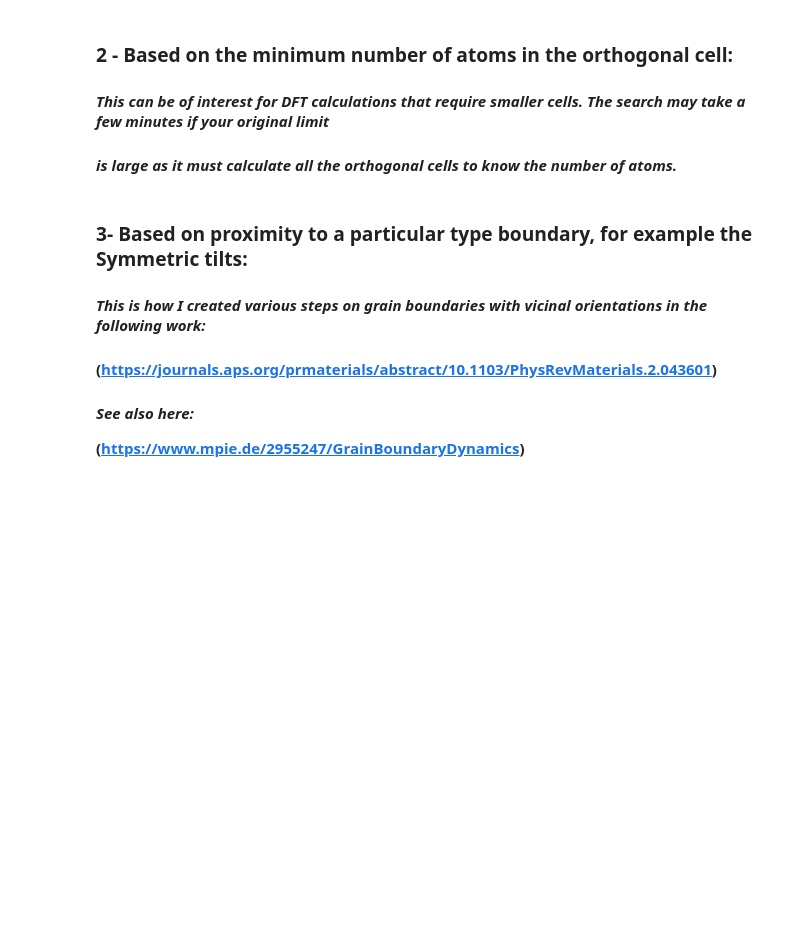
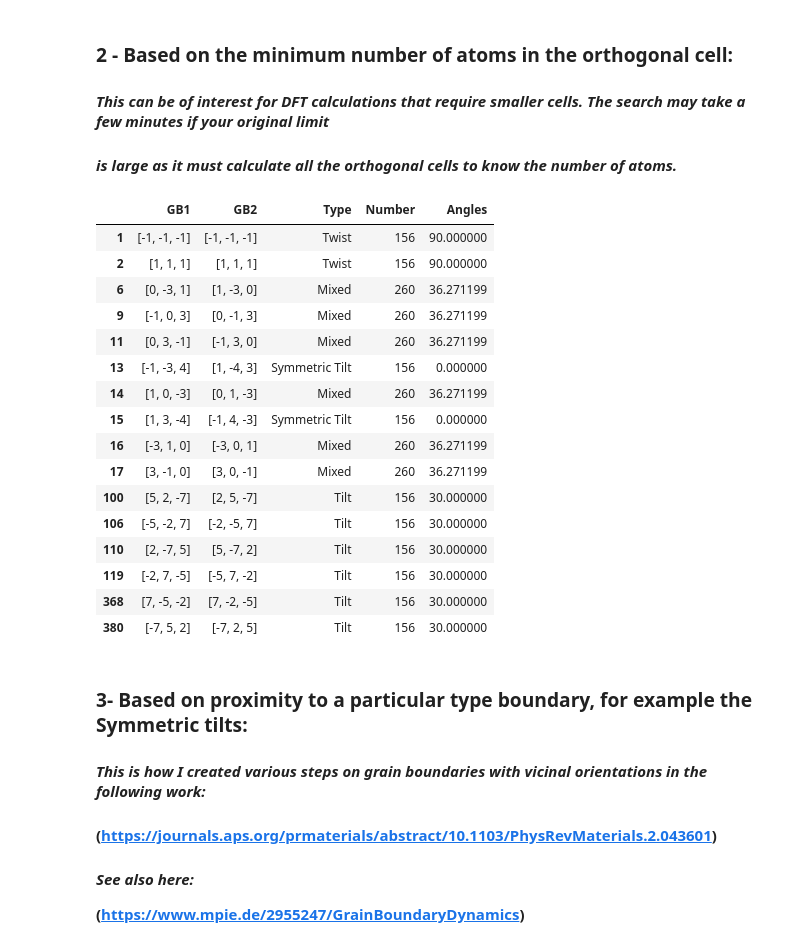
Before and after one commit to oekosheri/GB_code, a Jupyter notebook: Usage_of_GB_code.ipynb, the cells around one changed output. Drawn from its saved outputs; the diff is of its cells as text; code cells hidden in the pictures; blank space fills up the shorter version.

```diff
--- a/Usage_of_GB_code.ipynb
+++ b/Usage_of_GB_code.ipynb
@@ -110,10 +112,28 @@ for i in range((len(V1))):
 # %%
 # show me Gb planes that have orthogonal cells with less than max_num_atoms, here: 500.
 
 df['Number'] = Number_atoms
 
-max_num_atoms = 500
+max_num_atoms = 300
 df[df['Number'] < max_num_atoms]
+# %% [output]
+|  | GB1 | GB2 | Type | Number | Angles |
+| 1 | [-1, -1, -1] | [-1, -1, -1] | Twist | 156 | 90.000000 |
+| 2 | [1, 1, 1] | [1, 1, 1] | Twist | 156 | 90.000000 |
+| 6 | [0, -3, 1] | [1, -3, 0] | Mixed | 260 | 36.271199 |
+| 9 | [-1, 0, 3] | [0, -1, 3] | Mixed | 260 | 36.271199 |
+| 11 | [0, 3, -1] | [-1, 3, 0] | Mixed | 260 | 36.271199 |
+| 13 | [-1, -3, 4] | [1, -4, 3] | Symmetric Tilt | 156 | 0.000000 |
+| 14 | [1, 0, -3] | [0, 1, -3] | Mixed | 260 | 36.271199 |
+| 15 | [1, 3, -4] | [-1, 4, -3] | Symmetric Tilt | 156 | 0.000000 |
+| 16 | [-3, 1, 0] | [-3, 0, 1] | Mixed | 260 | 36.271199 |
+| 17 | [3, -1, 0] | [3, 0, -1] | Mixed | 260 | 36.271199 |
+| 100 | [5, 2, -7] | [2, 5, -7] | Tilt | 156 | 30.000000 |
+| 106 | [-5, -2, 7] | [-2, -5, 7] | Tilt | 156 | 30.000000 |
+| 110 | [2, -7, 5] | [5, -7, 2] | Tilt | 156 | 30.000000 |
+| 119 | [-2, 7, -5] | [-5, 7, -2] | Tilt | 156 | 30.000000 |
+| 368 | [7, -5, -2] | [7, -2, -5] | Tilt | 156 | 30.000000 |
+| 380 | [-7, 5, 2] | [-7, 2, 5] | Tilt | 156 | 30.000000 |
 # %% [markdown]
 ### 3- Based on proximity to a particular type boundary, for example the Symmetric tilts:
 ####  _This is how I created various steps on grain boundaries with vicinal orientations in the following work:_
```
Also changed, not shown: parts of 11 cells of this notebook, 3 other files.
